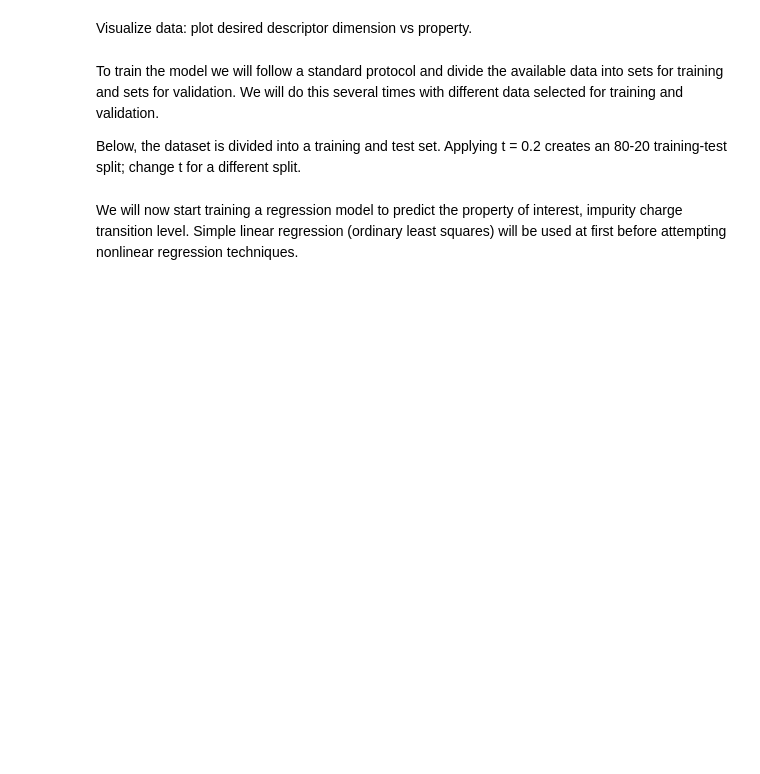
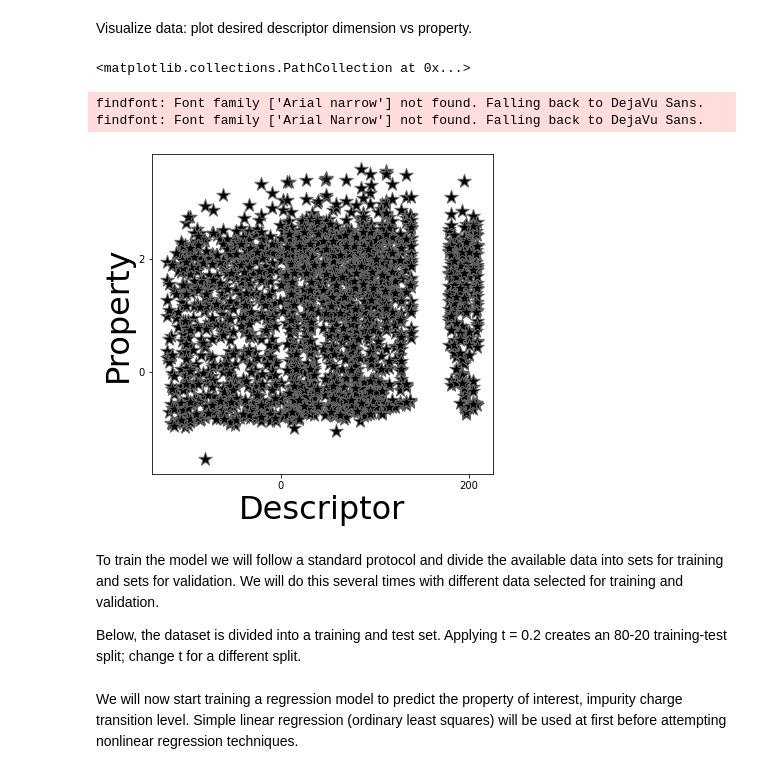
Before and after one commit to AIScienceTutorial/Material_Science, a Jupyter notebook: Charge_Transition_Levels/Regression.ipynb, the cells around one changed output. Cells and saved outputs as stored; diff of their text form; code cells hidden in the pictures; blank space fills up the shorter version.

```diff
--- a/Charge_Transition_Levels/Regression.ipynb
+++ b/Charge_Transition_Levels/Regression.ipynb
@@ -139,23 +143,28 @@ Visualize data: plot desired descriptor dimension vs property.
 # %%
 ##   Visualize Data   ##
 
 plt.figure(figsize=(6,6))
 plt.subplots_adjust(left=0.16, bottom=0.16, right=0.95, top=0.90)
 plt.rc('font', family='Arial narrow')
 
 plt.ylabel('Property', fontname='Arial Narrow', size=32)
 plt.xlabel('Descriptor', fontname='Arial Narrow', size=32)
 plt.rc('xtick', labelsize=32)
 plt.rc('ytick', labelsize=32)
 
 yy = [0.0]*n
 xx = [0.0]*n
 
 for i in range(0,n):
     yy[i] = np.float(prop[i])
-    xx[i] = np.float(X[i,2])
+    xx[i] = np.float(X[i,8])
 
 plt.scatter(xx[:], yy[:], c='k', marker='*', s=200, edgecolors='dimgrey', alpha=1.0)
+# %% [output]
+<matplotlib.collections.PathCollection at 0x...>
+findfont: Font family ['Arial narrow'] not found. Falling back to DejaVu Sans.
+findfont: Font family ['Arial Narrow'] not found. Falling back to DejaVu Sans.
+[figure, added]
 # %% [markdown]
 To train the model we will follow a standard protocol and divide the available data into sets for training and sets for validation. We will do this several times with different data selected for training and validation.
 
```
Also changed, not shown: parts of 10 cells of this notebook.
